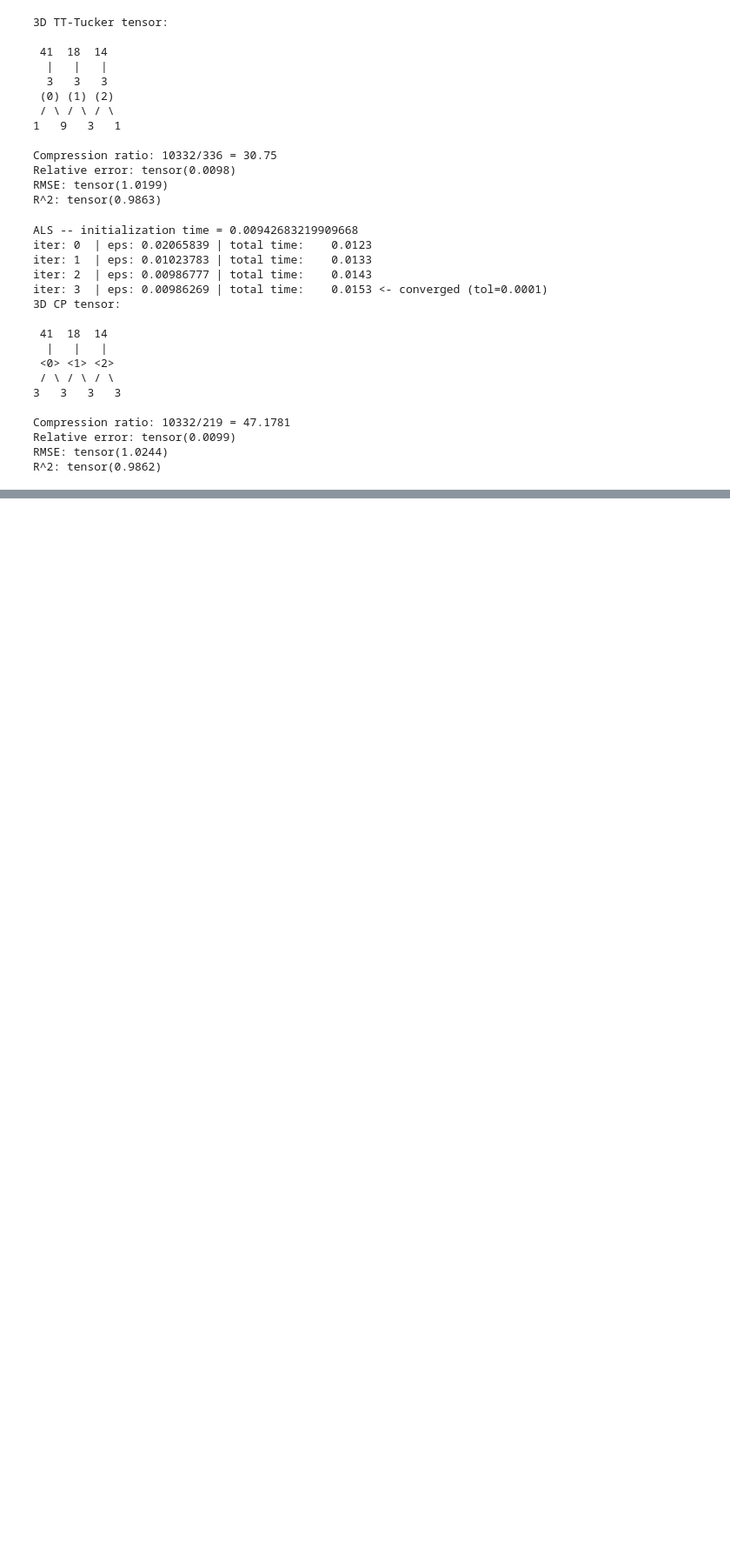
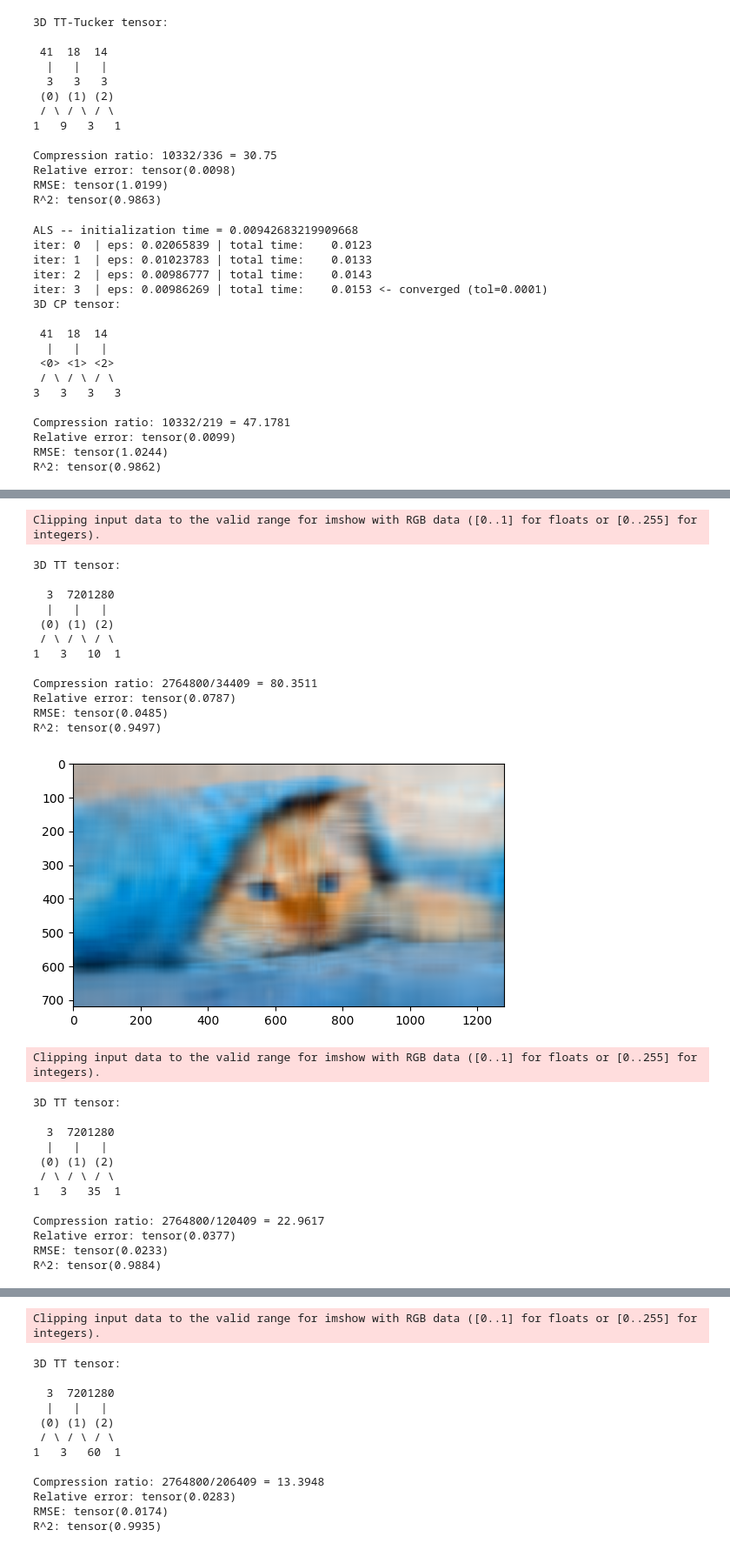
Before and after one commit to Ulycecc/project_nla, a Jupyter notebook: project_2/project2.ipynb, the cells around one changed output, grey strips where cells are left out. Shown at 87% size. Cells and saved outputs as stored; diff of their text form; code cells hidden in the pictures; blank space fills up the shorter version.

```diff
--- a/project_2/project2.ipynb
+++ b/project_2/project2.ipynb
@@ -195,0 +238,36 @@ plt.close(fig)
+# %%
+for rank in range(10, 100, 25):
+    ttImp_torch = tn.Tensor(tensorWork, ranks_tt=rank)
+    metrics(tensorWork, ttImp_torch)
+    ttCompPlot = ttImp_torch.numpy()
+    ttCompPlot = np.array(ttCompPlot*256, dtype=int).transpose([1, 2, 0])
+    plt.imshow(ttCompPlot)
+    plt.show()
+# %% [output]
+Clipping input data to the valid range for imshow with RGB data ([0..1] for floats or [0..255] for integers).
+3D TT tensor:
+
+  3  7201280
+  |   |   |
+ (0) (1) (2)
+ / \ / \ / \
+1   3   10  1
+
+Compression ratio: 2764800/34409 = 80.3511
+Relative error: tensor(0.0787)
+RMSE: tensor(0.0485)
+R^2: tensor(0.9497)
+[figure, added]
+Clipping input data to the valid range for imshow with RGB data ([0..1] for floats or [0..255] for integers).
+3D TT tensor:
+
+  3  7201280
+  |   |   |
+ (0) (1) (2)
+ / \ / \ / \
+1   3   35  1
+
+Compression ratio: 2764800/120409 = 22.9617
+Relative error: tensor(0.0377)
+RMSE: tensor(0.0233)
+R^2: tensor(0.9884)
@@ -195,0 +275,13 @@ plt.close(fig)
+Clipping input data to the valid range for imshow with RGB data ([0..1] for floats or [0..255] for integers).
+3D TT tensor:
+
+  3  7201280
+  |   |   |
+ (0) (1) (2)
+ / \ / \ / \
+1   3   60  1
+
+Compression ratio: 2764800/206409 = 13.3948
+Relative error: tensor(0.0283)
+RMSE: tensor(0.0174)
+R^2: tensor(0.9935)
```
Also changed, not shown: parts of 9 cells of this notebook.
